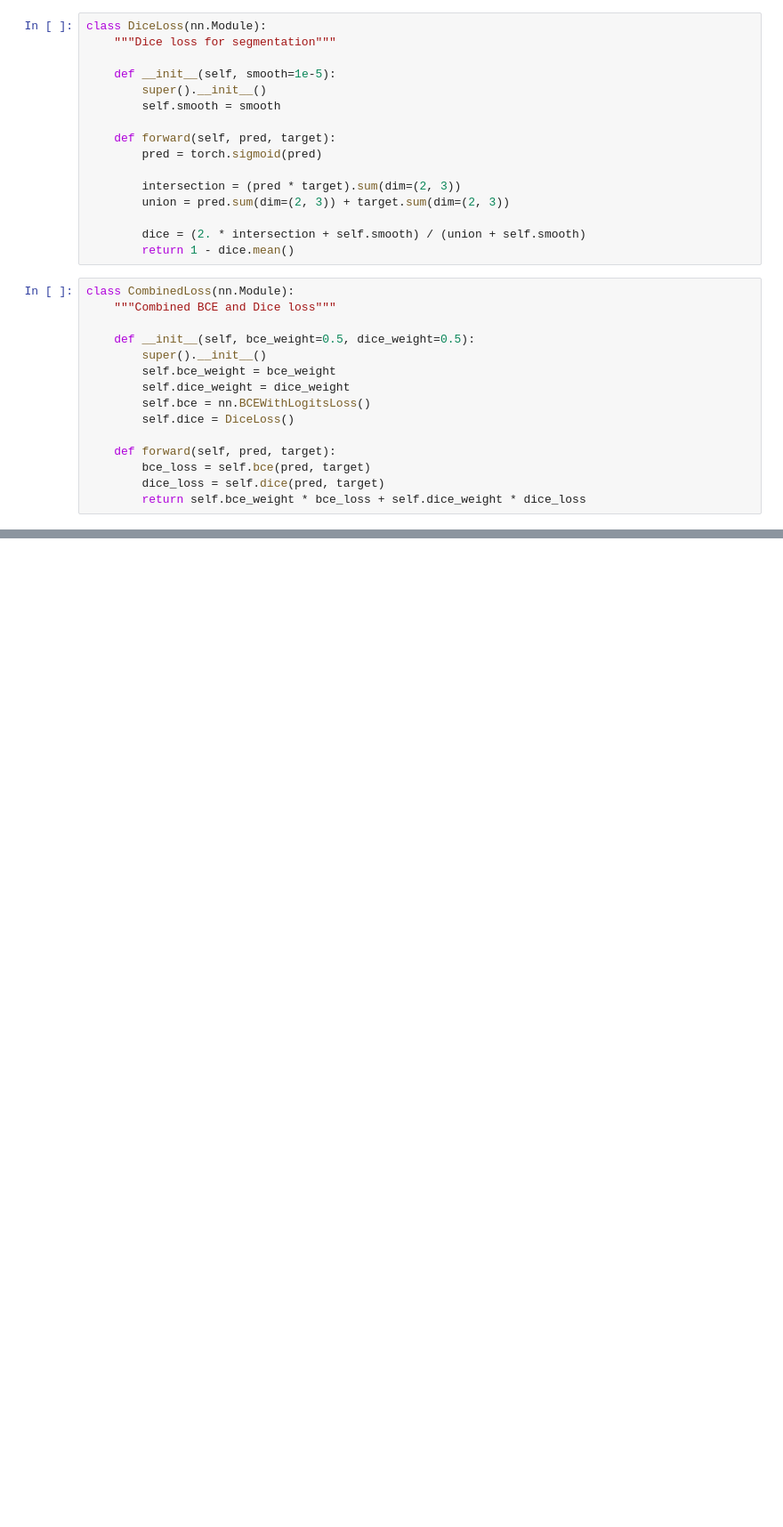
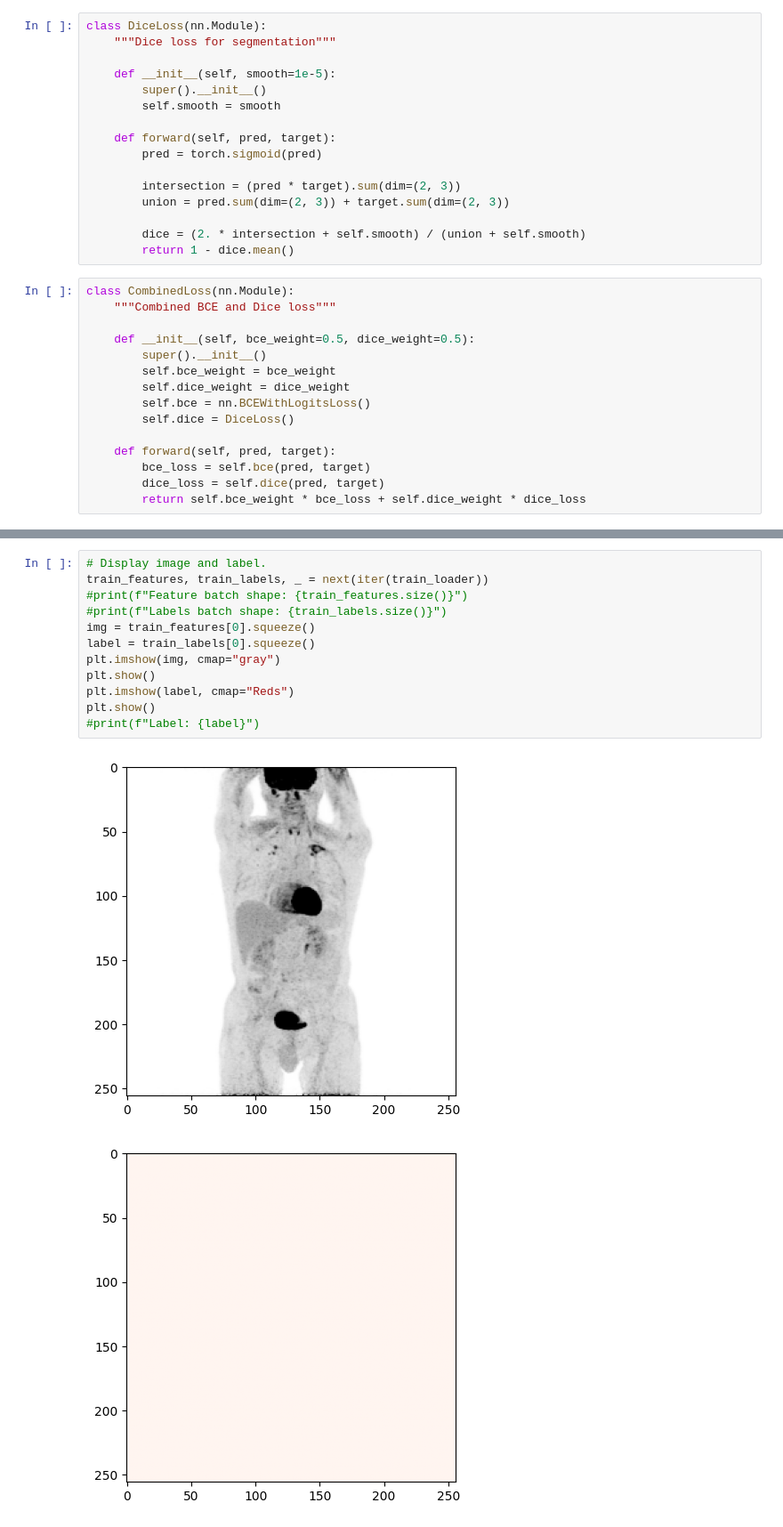
Before and after one commit to idax6797/DeepLearning-MiniProject, a Jupyter notebook: Notebooks/TransUnet.ipynb, the cells around one changed output, grey strips where cells are left out. Shown: that part at 89% size. Saved outputs shown, nothing was run; the diff lists cells and outputs as text; blank space fills up the shorter version.

```diff
--- a/Notebooks/TransUnet.ipynb
+++ b/Notebooks/TransUnet.ipynb
@@ -837,0 +1013,15 @@ NameError: name 'model' is not defined
+# %%
+# Display image and label.
+train_features, train_labels, _ = next(iter(train_loader))
+#print(f"Feature batch shape: {train_features.size()}")
+#print(f"Labels batch shape: {train_labels.size()}")
+img = train_features[0].squeeze()
+label = train_labels[0].squeeze()
+plt.imshow(img, cmap="gray")
+plt.show()
+plt.imshow(label, cmap="Reds")
+plt.show()
+#print(f"Label: {label}")
+# %% [output]
+[figure, added]
+[figure, added]
```
Also changed, not shown: parts of 50 cells of this notebook.
